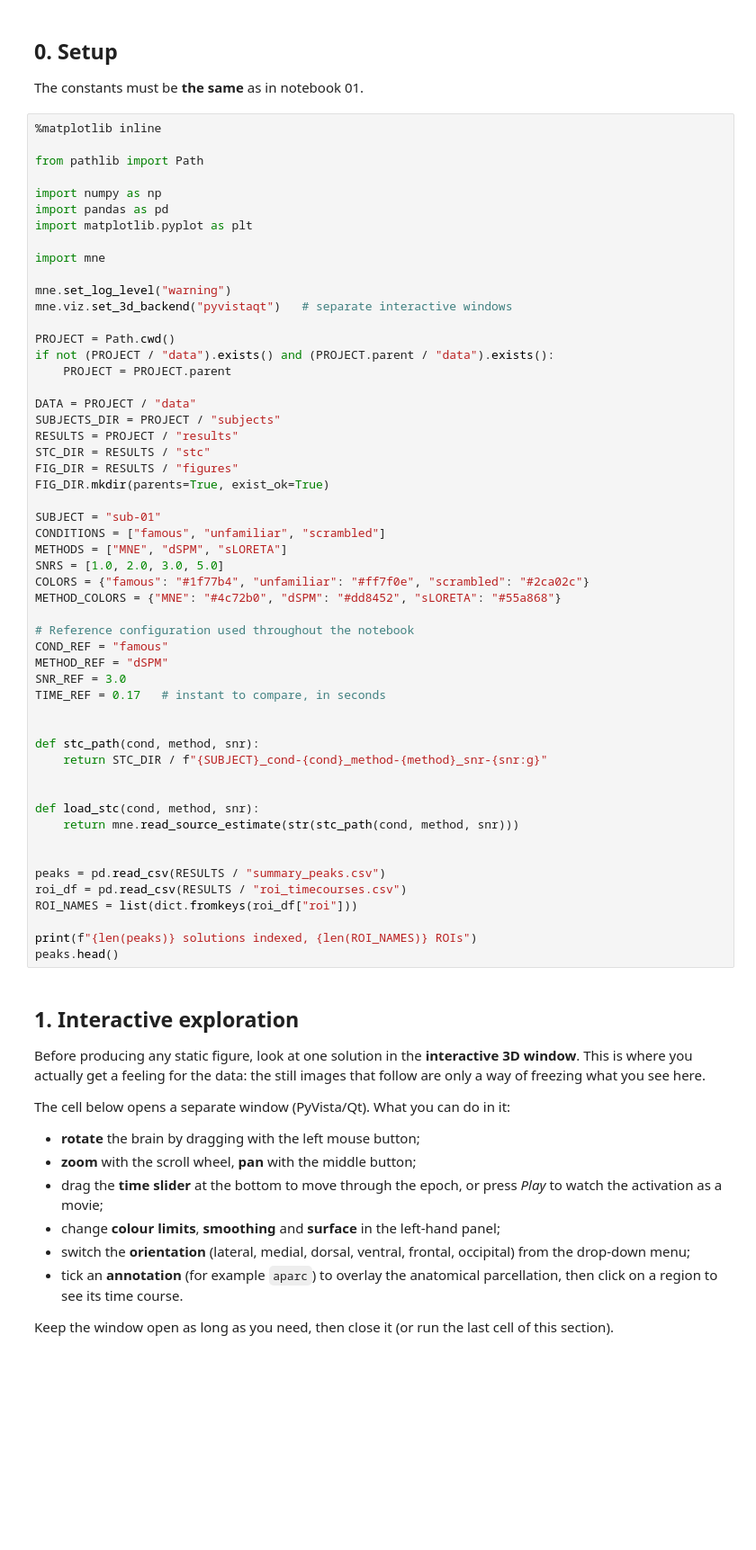
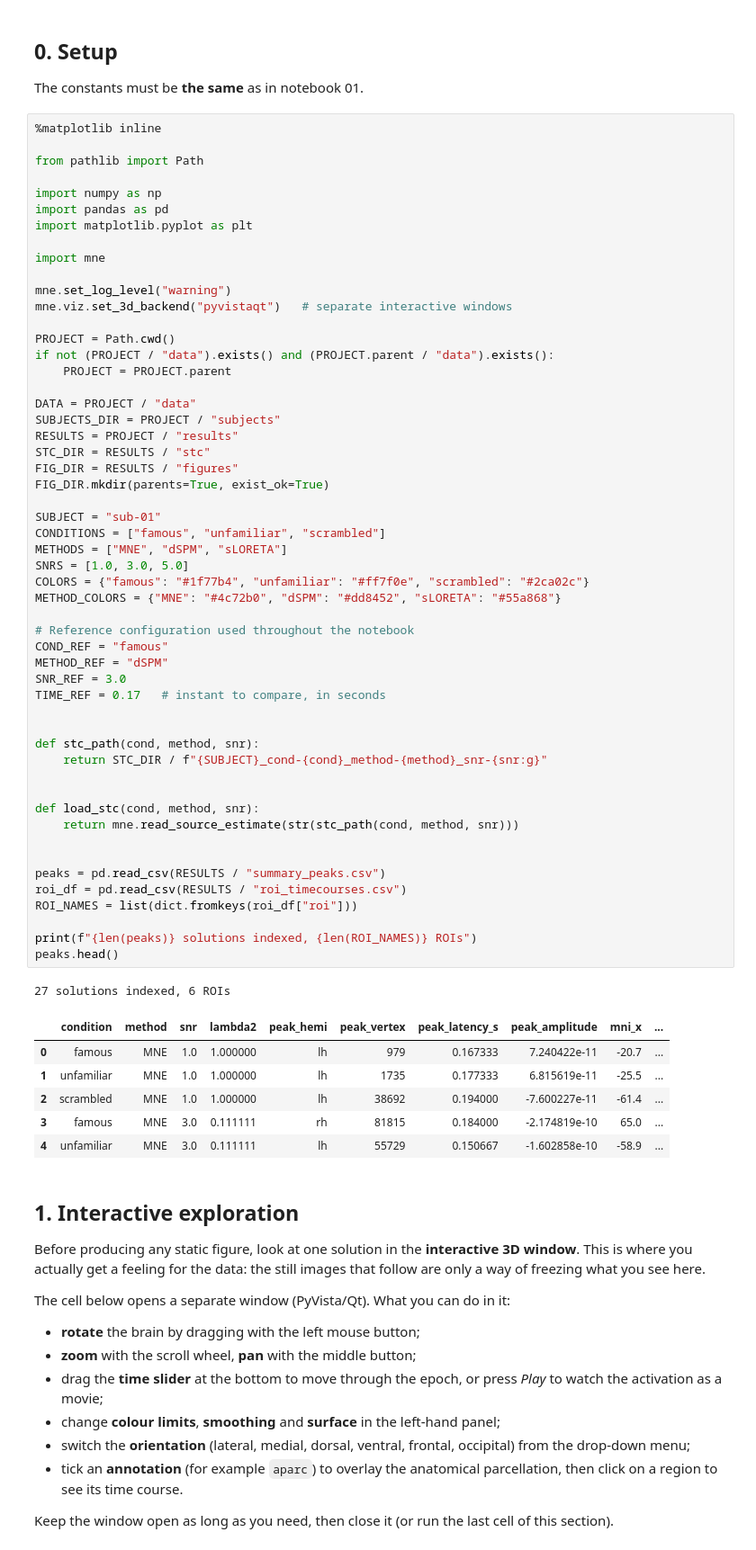
Before and after one commit to CuttingGarden-Verona/MEEG_source_imaging, a Jupyter notebook: MNE/notebooks/02_visualization.ipynb, the cells around one changed output. Shown at 90% size. Drawn from its saved outputs; the diff is of its cells as text; blank space fills up the shorter version.

```diff
--- a/MNE/notebooks/02_visualization.ipynb
+++ b/MNE/notebooks/02_visualization.ipynb
@@ -43,34 +43,42 @@ STC_DIR = RESULTS / "stc"
 FIG_DIR = RESULTS / "figures"
 FIG_DIR.mkdir(parents=True, exist_ok=True)
 
 SUBJECT = "sub-01"
 CONDITIONS = ["famous", "unfamiliar", "scrambled"]
 METHODS = ["MNE", "dSPM", "sLORETA"]
-SNRS = [1.0, 2.0, 3.0, 5.0]
+SNRS = [1.0, 3.0, 5.0]
 COLORS = {"famous": "#1f77b4", "unfamiliar": "#ff7f0e", "scrambled": "#2ca02c"}
 METHOD_COLORS = {"MNE": "#4c72b0", "dSPM": "#dd8452", "sLORETA": "#55a868"}
 
 # Reference configuration used throughout the notebook
 COND_REF = "famous"
 METHOD_REF = "dSPM"
 SNR_REF = 3.0
 TIME_REF = 0.17   # instant to compare, in seconds
 
 
 def stc_path(cond, method, snr):
     return STC_DIR / f"{SUBJECT}_cond-{cond}_method-{method}_snr-{snr:g}"
 
 
 def load_stc(cond, method, snr):
     return mne.read_source_estimate(str(stc_path(cond, method, snr)))
 
 
 peaks = pd.read_csv(RESULTS / "summary_peaks.csv")
 roi_df = pd.read_csv(RESULTS / "roi_timecourses.csv")
 ROI_NAMES = list(dict.fromkeys(roi_df["roi"]))
 
 print(f"{len(peaks)} solutions indexed, {len(ROI_NAMES)} ROIs")
 peaks.head()
+# %% [output]
+27 solutions indexed, 6 ROIs
+|  | condition | method | snr | lambda2 | peak_hemi | peak_vertex | peak_latency_s | peak_amplitude | mni_x | ... |
+| 0 | famous | MNE | 1.0 | 1.000000 | lh | 979 | 0.167333 | 7.240422e-11 | -20.7 | ... |
+| 1 | unfamiliar | MNE | 1.0 | 1.000000 | lh | 1735 | 0.177333 | 6.815619e-11 | -25.5 | ... |
+| 2 | scrambled | MNE | 1.0 | 1.000000 | lh | 38692 | 0.194000 | -7.600227e-11 | -61.4 | ... |
+| 3 | famous | MNE | 3.0 | 0.111111 | rh | 81815 | 0.184000 | -2.174819e-10 | 65.0 | ... |
+| 4 | unfamiliar | MNE | 3.0 | 0.111111 | lh | 55729 | 0.150667 | -1.602858e-10 | -58.9 | ... |
 # %% [markdown]
 ## 1. Interactive exploration
 
```
Also changed, not shown: parts of 17 cells of this notebook, 1 other file.
